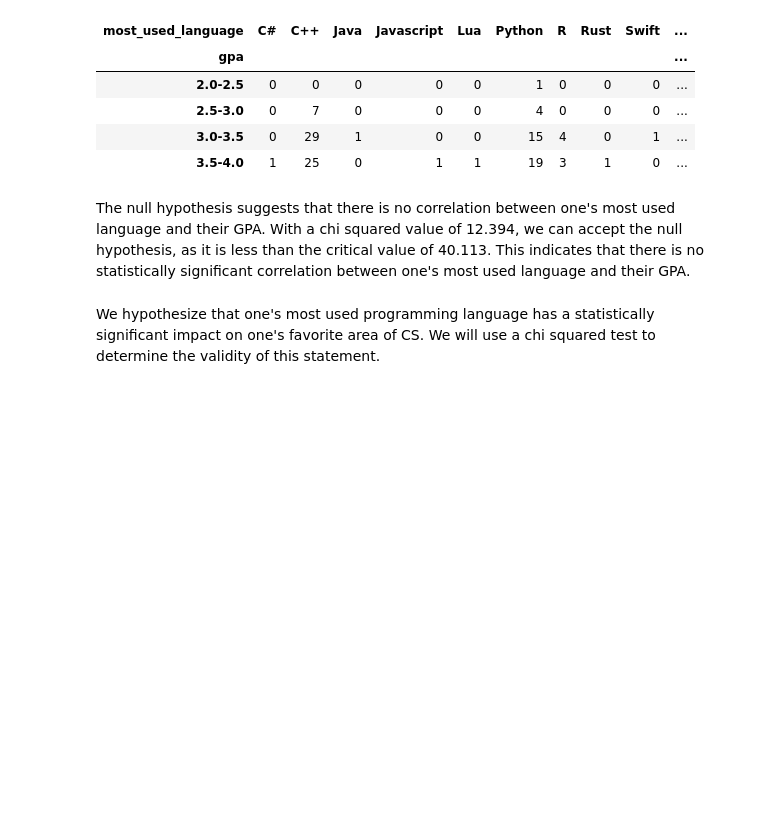
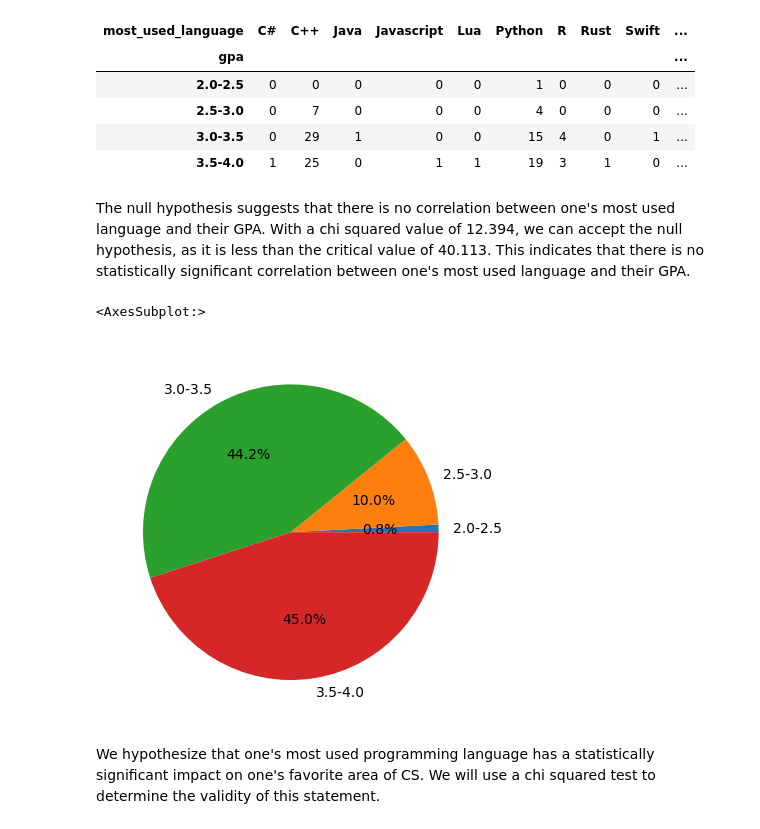
Before and after one commit to Drabblesaur/CS105MP, a Jupyter notebook: Mini_Project.ipynb, the cells around one changed output. Drawn from its saved outputs; the diff is of its cells as text; code cells hidden in the pictures; blank space fills up the shorter version.

```diff
--- a/Mini_Project.ipynb
+++ b/Mini_Project.ipynb
@@ -173,6 +183,11 @@ degrees of freedom: 27
 | 3.5-4.0 | 1 | 25 | 0 | 1 | 1 | 19 | 3 | 1 | 0 | ... |
 # %% [markdown]
 The null hypothesis suggests that there is no correlation between one's most used language and their GPA. With a chi squared value of 12.394, we can accept the null hypothesis, as it is less than the critical value of 40.113. This indicates that there is no statistically significant correlation between one's most used language and their GPA.
+# %%
+df.groupby('gpa').size().plot(kind = 'pie', autopct = '%1.1f%%')
+# %% [output]
+<AxesSubplot:>
+[figure, added]
 # %% [markdown]
 We hypothesize that one's most used programming language has a statistically significant impact on one's favorite area of CS. We will use a chi squared test to determine the validity of this statement.
 # %%
```
Also changed, not shown: parts of 2 cells of this notebook.
